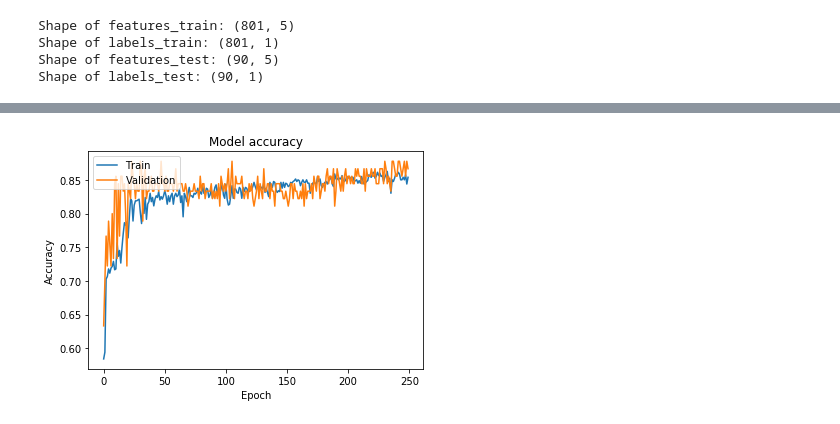
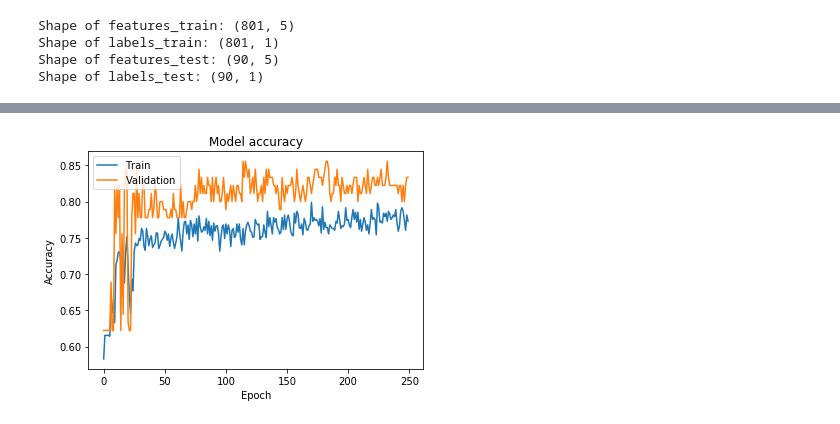
Before and after one commit to rlisowski10/ENSF611_Titanic_Project, a Jupyter notebook: _Python/Titanic_Algorithms.ipynb, the cells around one changed output, grey strips where cells are left out. Saved outputs shown, nothing was run; the diff lists cells and outputs as text; code cells hidden in the pictures.

```diff
--- a/_Python/Titanic_Algorithms.ipynb
+++ b/_Python/Titanic_Algorithms.ipynb
@@ -55,7 +55,3 @@ def fare_per_person(row):
 
 titanic_df['FarePerPerson'] = titanic_df.apply(fare_per_person, axis=1)
 titanic_testing_df['FarePerPerson'] = titanic_testing_df.apply(fare_per_person, axis=1)
-# %%
-# Drop columns that data that will not likely be helpful
-titanic_df = titanic_df.drop(['PassengerId', 'Name', 'SibSp', 'Parch', 'Ticket', 'Fare', 'Cabin', 'Embarked'], axis=1)
-titanic_testing_df = titanic_testing_df.drop(['PassengerId', 'Name', 'SibSp', 'Parch', 'Ticket', 'Fare', 'Cabin', 'Embarked'], axis=1)
@@ -66,6 +106,14 @@ titanic_df = titanic_df.replace('male', 1)
 
 titanic_testing_df = titanic_testing_df.replace('female', 0)
 titanic_testing_df = titanic_testing_df.replace('male', 1)
+# %%
+# Impute 2 missing values of embarked with most common value of 'S'
+titanic_df.Embarked.fillna(titanic_df.Embarked.describe().top, inplace=True)
+titanic_testing_df.Embarked.fillna(titanic_testing_df.Embarked.describe().top, inplace=True)
+# %%
+# Drop columns that data that will not likely be helpful
+titanic_df = titanic_df.drop(['PassengerId', 'Name', 'Age', 'SibSp', 'Parch', 'Ticket', 'Fare', 'Cabin', 'Embarked'], axis=1)
+titanic_testing_df = titanic_testing_df.drop(['PassengerId', 'Name', 'Age', 'SibSp', 'Parch', 'Ticket', 'Fare', 'Cabin', 'Embarked'], axis=1)
 # %%
 # Convert pandas dataframe into numpy array
 titanic_np = titanic_df.to_numpy()
@@ -147,19 +195,19 @@ elif algorithm == "SVC":
 # %%
 # Decision Tree Classifier training and validation
 if algorithm == "DT":
-    dtc = tree.DecisionTreeClassifier(criterion='entropy', min_samples_split=24)
+    dtc = tree.DecisionTreeClassifier(criterion='gini', min_samples_split=26)
     model = train_validate_model(dtc, algorithm)
     labels_testing_predict = predict_testing_labels(model)
 elif algorithm == "LogReg":
-    log_reg = LogisticRegression(penalty='l2', C=0.4)
+    log_reg = LogisticRegression(penalty='l2', C=0.1)
     model = train_validate_model(log_reg, algorithm)
     labels_testing_predict = predict_testing_labels(model)
 elif algorithm == "KNN":
-    knn = KNeighborsClassifier(algorithm='auto', n_neighbors=6, weights='distance')
+    knn = KNeighborsClassifier(algorithm='ball_tree', n_neighbors=16, weights='distance')
     model = train_validate_model(knn, algorithm)
     labels_testing_predict = predict_testing_labels(model)
 elif algorithm == "SVC":
-    svc = SVC(C=0.6, gamma='scale', kernel='linear')
+    svc = SVC(C=1, gamma='auto', kernel='rbf')
     model = train_validate_model(svc, algorithm)
     labels_testing_predict = predict_testing_labels(model)
 # %%
@@ -173,13 +221,14 @@ if algorithm == "ANN":
     n_features = titanic_features.shape[1]
 
     model = Sequential()
-    #model.add(Dropout(0.2))
+    model.add(Dropout(0.15))
     model.add(Dense(1024, input_dim=n_features, activation='relu'))
-    #model.add(Dropout(0.2))
+    model.add(Dropout(0.15))
     model.add(Dense(1024, input_dim=n_features, activation='relu'))
-    #model.add(Dropout(0.2))
+    model.add(Dropout(0.15))
     model.add(Dense(1024, input_dim=n_features, activation='relu'))
-    model.add(Dense(n_classes, input_dim=n_features, activation='softmax'))
+    model.add(Dropout(0.15))
+    model.add(Dense(n_classes, input_dim=n_features, activation='sigmoid'))
 
     # Compile your model with accuracy as your metric.
     opt=Adam(lr=0.0005)
@@ -221,4 +270,4 @@ Epoch 250/250
-[figure, old version]
+[figure, new version]
 # %%
 # Convert numpy labels array to dataframe
 labels_testing_predict_df = pd.DataFrame(labels_testing_predict, index=None, columns=['Survived'])
```
Also changed, not shown: parts of 5 cells of this notebook.
